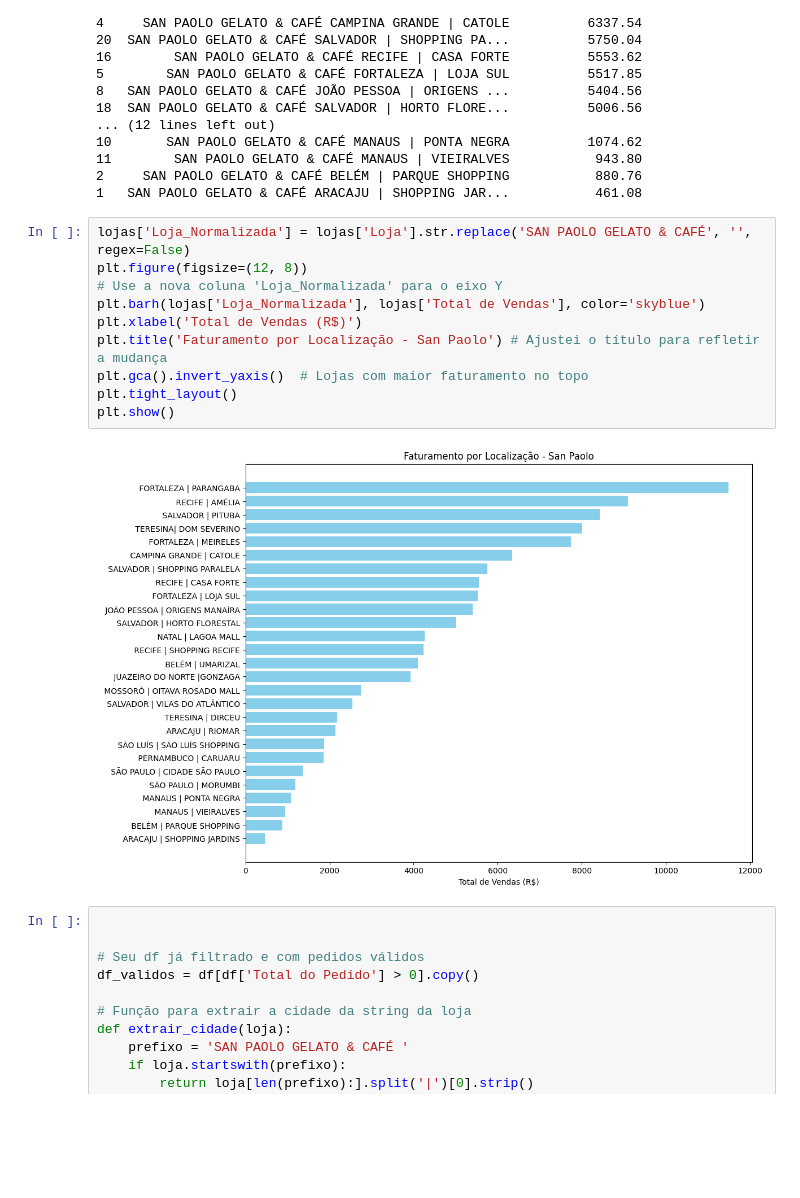
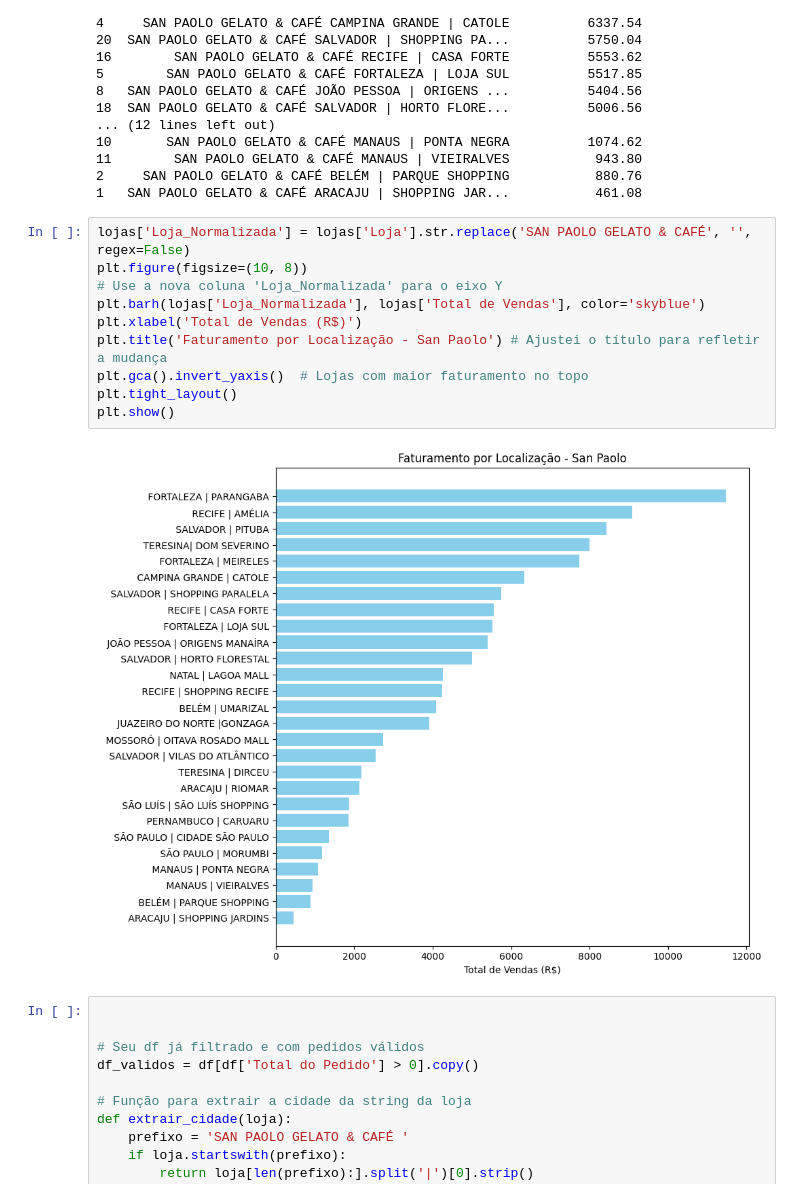
Before and after one commit to Emmanuel-Sampaio/Analise-San-Paolo, a Jupyter notebook: Untitled.ipynb, the cells around one changed output. Drawn from its saved outputs; the diff is of its cells as text; blank space fills up the shorter version.

```diff
--- a/Untitled.ipynb
+++ b/Untitled.ipynb
@@ -93,16 +93,16 @@ print(lojas[['Loja', 'Total de Vendas']])
 1   SAN PAOLO GELATO & CAFÉ ARACAJU | SHOPPING JAR...           461.08
 # %%
 lojas['Loja_Normalizada'] = lojas['Loja'].str.replace('SAN PAOLO GELATO & CAFÉ', '', regex=False)
-plt.figure(figsize=(12, 8))
+plt.figure(figsize=(10, 8))
 # Use a nova coluna 'Loja_Normalizada' para o eixo Y
 plt.barh(lojas['Loja_Normalizada'], lojas['Total de Vendas'], color='skyblue')
 plt.xlabel('Total de Vendas (R$)')
 plt.title('Faturamento por Localização - San Paolo') # Ajustei o título para refletir a mudança
 plt.gca().invert_yaxis()  # Lojas com maior faturamento no topo
 plt.tight_layout()
 plt.show()
 # %% [output]
-[figure, old version]
+[figure, new version]
 # %%
 
 
```
Also changed, not shown: parts of 8 cells of this notebook.
